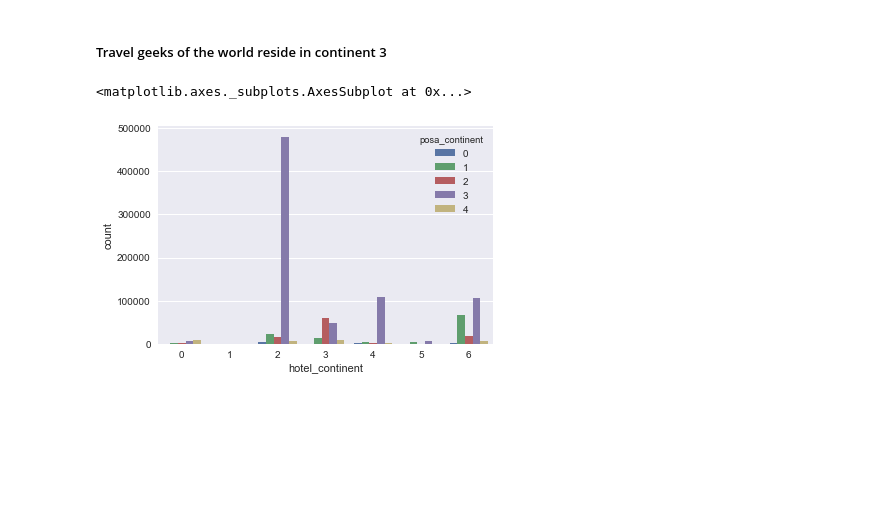
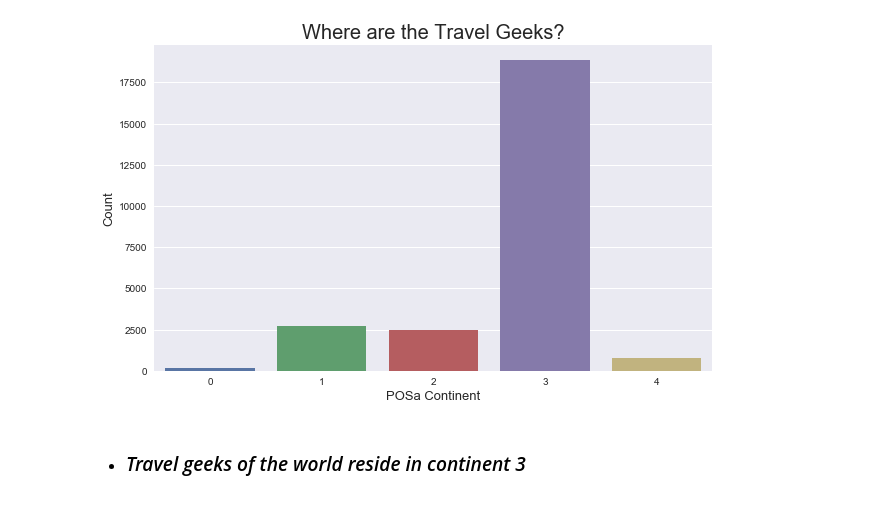
Before and after one commit to vamsikrishna6891/Vamsi_Teegavarapu_GA, a Jupyter notebook: Final_project/Final/Final_project.ipynb, the cells around one changed output. Saved outputs shown, nothing was run; the diff lists cells and outputs as text; code cells hidden in the pictures; blank space fills up the shorter version.

```diff
--- a/Final_project/Final/Final_project.ipynb
+++ b/Final_project/Final/Final_project.ipynb
@@ -65,7 +54,11 @@ sns.countplot(x='posa_continent', data=train)
+# %%
+plt.figure(figsize=(10,6))
+sns.countplot(x='posa_continent', data=train)
+plt.title('Where are the Travel Geeks?', fontsize = 20)
+plt.xlabel('POSa Continent', fontsize = 13 )
+plt.ylabel('Count', fontsize = 13)
+plt.show()
+# %% [output]
+[figure, added]
 # %% [markdown]
-##### Travel geeks of the world reside in continent 3
+* ### _Travel geeks of the world reside in continent 3_
-# %%
-sns.countplot(x='hotel_continent', hue='posa_continent', data=train)
-# %% [output]
-<matplotlib.axes._subplots.AxesSubplot at 0x...>
-[figure, removed]
```
Also changed, not shown: parts of 67 cells of this notebook.
